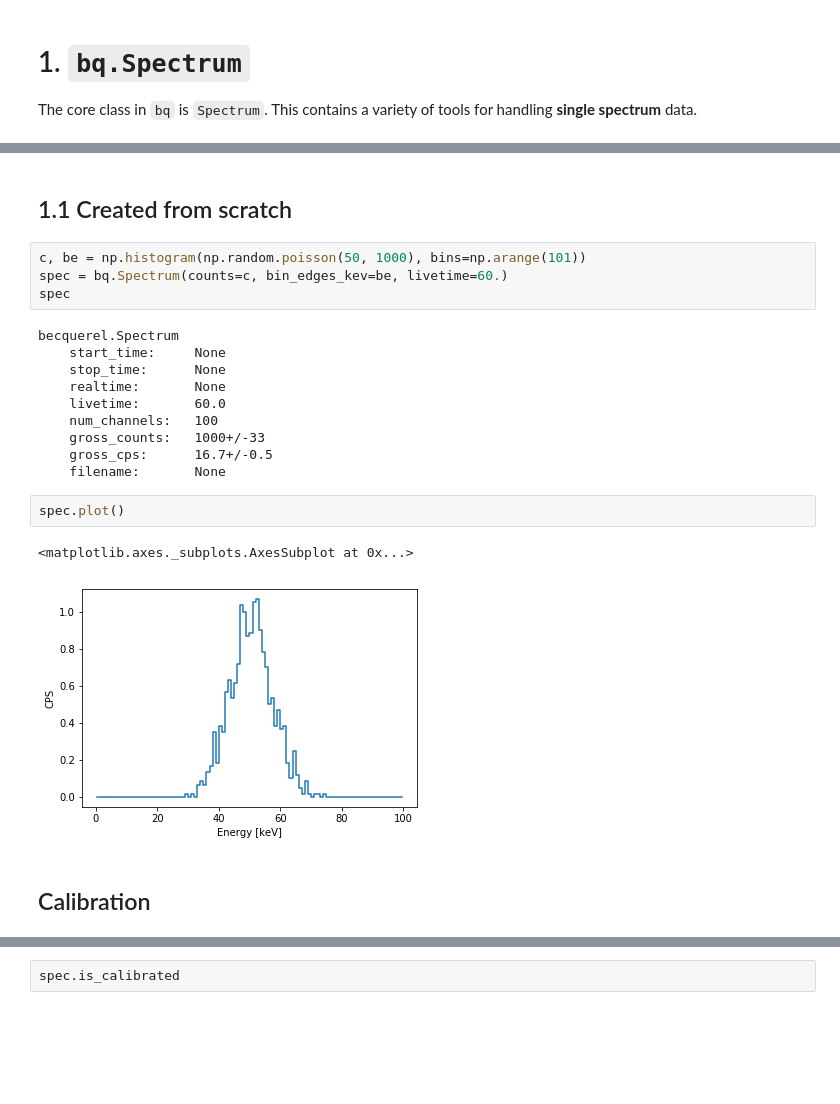
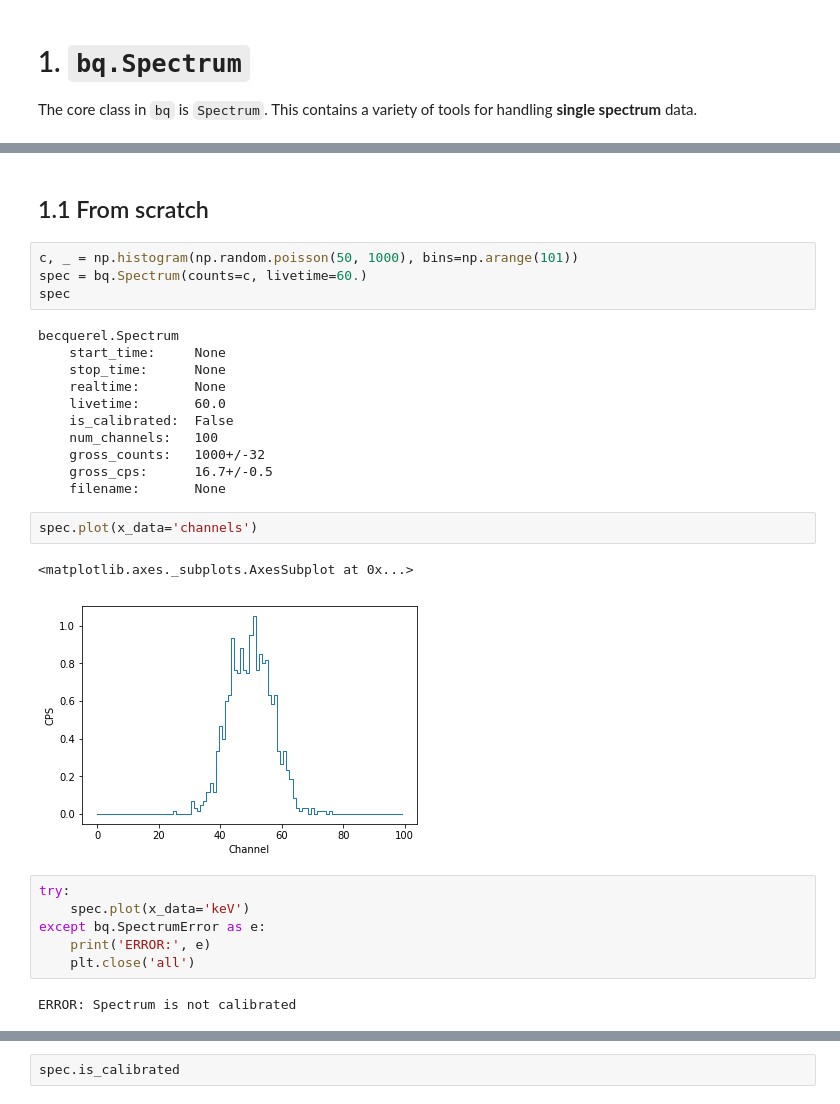
Before and after one commit to lbl-anp/becquerel, a Jupyter notebook: examples/quickstart.ipynb, the cells around one changed output, grey strips where cells are left out. Saved outputs shown, nothing was run; the diff lists cells and outputs as text; blank space fills up the shorter version.

```diff
--- a/examples/quickstart.ipynb
+++ b/examples/quickstart.ipynb
@@ -91,8 +80,8 @@ Initialize the spectrum.
 # %% [markdown]
-## 1.1 Created from scratch
+## 1.1 From scratch
 # %%
-c, be = np.histogram(np.random.poisson(50, 1000), bins=np.arange(101))
-spec = bq.Spectrum(counts=c, bin_edges_kev=be, livetime=60.)
+c, _ = np.histogram(np.random.poisson(50, 1000), bins=np.arange(101))
+spec = bq.Spectrum(counts=c, livetime=60.)
 spec
 # %% [output]
 becquerel.Spectrum
@@ -100,14 +89,21 @@ becquerel.Spectrum
     stop_time:      None
     realtime:       None
     livetime:       60.0
+    is_calibrated:  False
     num_channels:   100
-    gross_counts:   1000+/-33
+    gross_counts:   1000+/-32
     gross_cps:      16.7+/-0.5
     filename:       None
 # %%
-spec.plot()
+spec.plot(x_data='channels')
 # %% [output]
 <matplotlib.axes._subplots.AxesSubplot at 0x...>
-[figure, old version]
+[figure, new version]
-# %% [markdown]
-## Calibration
+# %%
+try:
+    spec.plot(x_data='keV')
+except bq.SpectrumError as e:
+    print('ERROR:', e)
+    plt.close('all')
+# %% [output]
+ERROR: Spectrum is not calibrated
```
Also changed, not shown: parts of 70 cells of this notebook.
